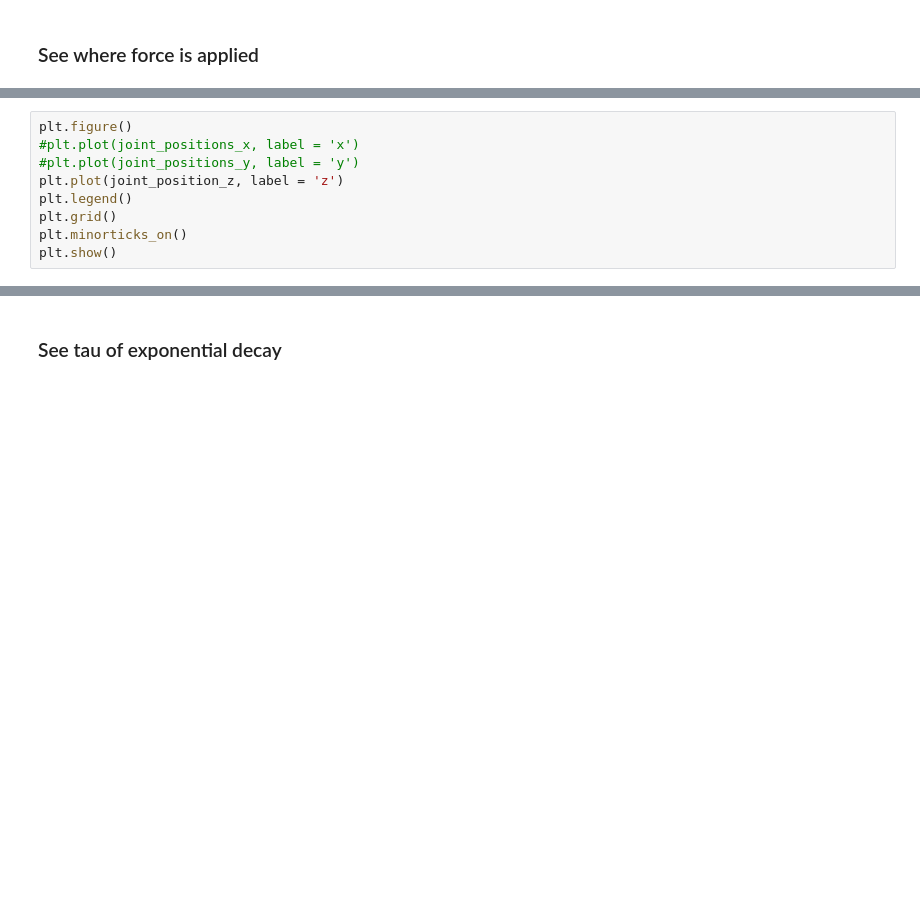
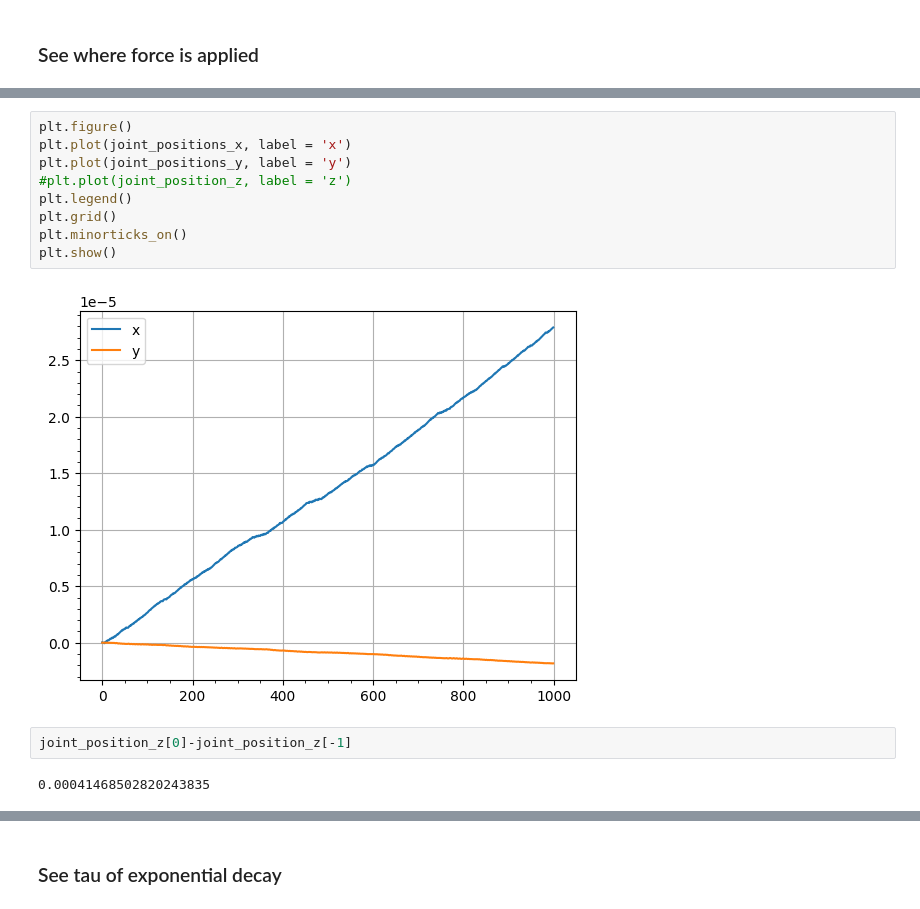
Before and after one commit to Gaianeve/Real_Mega_Fufi, a Jupyter notebook: Robot/1LegTrail/Giunto_versione_fascia_elastica/Model_video_spectrum.ipynb, the cells around one changed output, grey strips where cells are left out. Saved outputs shown, nothing was run; the diff lists cells and outputs as text; blank space fills up the shorter version.

```diff
--- a/Robot/1LegTrail/Giunto_versione_fascia_elastica/Model_video_spectrum.ipynb
+++ b/Robot/1LegTrail/Giunto_versione_fascia_elastica/Model_video_spectrum.ipynb
@@ -319,12 +329,18 @@ plt.show()
 # %%
 plt.figure()
-#plt.plot(joint_positions_x, label = 'x')
-#plt.plot(joint_positions_y, label = 'y')
-plt.plot(joint_position_z, label = 'z')
+plt.plot(joint_positions_x, label = 'x')
+plt.plot(joint_positions_y, label = 'y')
+#plt.plot(joint_position_z, label = 'z')
 plt.legend()
 plt.grid()
 plt.minorticks_on()
 plt.show()
+# %% [output]
+[figure, added]
+# %%
+joint_position_z[0]-joint_position_z[-1]
+# %% [output]
+0.00041468502820243835
 # %%
 plt.figure('xy motion')
 plt.plot(joint_positions_x, joint_positions_y, label = 'leg1')
```
Also changed, not shown: parts of 13 cells of this notebook.
